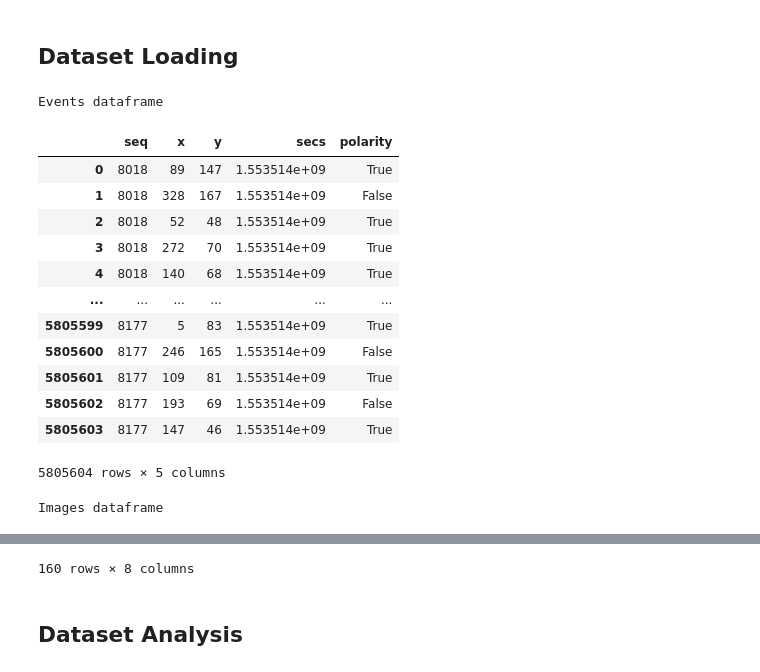
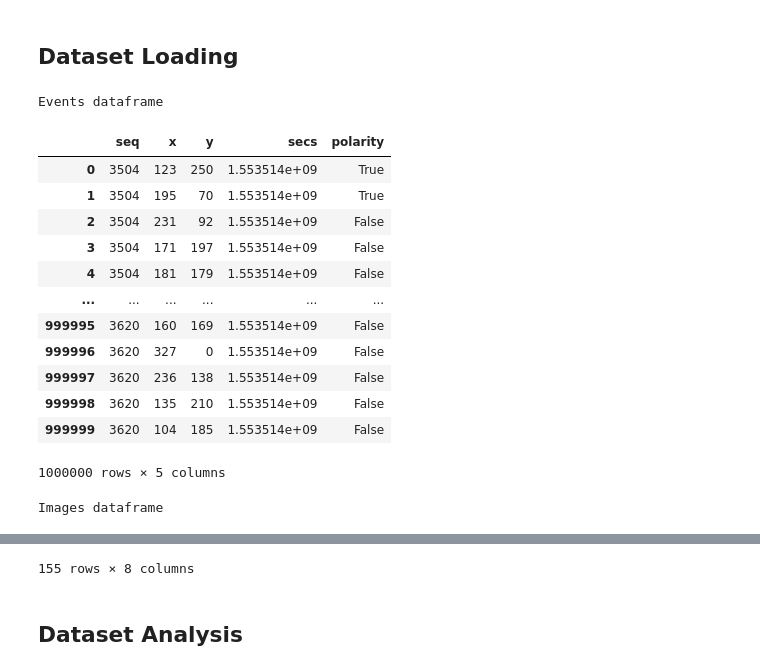
Before and after one commit to SkyLionx/evit, a Jupyter notebook: dataset.ipynb, the cells around one changed output, grey strips where cells are left out. Saved outputs shown, nothing was run; the diff lists cells and outputs as text; code cells hidden in the pictures.

```diff
--- a/dataset.ipynb
+++ b/dataset.ipynb
@@ -51,9 +51,16 @@ if is_using_colab():
   datasets_path = r"Datasets"
 else:
   # datasets_path = r"E:\Cartelle Personali\Fabrizio\Universita\Magistrale\Tesi\03 - Dataset\CED_simple"
-  datasets_path = r"C:\datasets"
+  # datasets_path = r"C:\datasets"
+  datasets_path = r"G:\VM\Shared Folder\preprocess"
 
-dataset_path = os.path.join(datasets_path, "simple_color_keyboard_2.bag")
+# dataset_path = r"G:\VM\Shared Folder\bags\0001.bag"
+# EVENTS_TOPIC = "/cam0/events"
+# IMAGES_TOPIC = "/cam0/image_raw"
+
+# dataset_path = r"E:\Cartelle Personali\Fabrizio\Universita\Magistrale\Tesi\03 - Dataset\CED_simple\simple_jenga_destroy.bag"
+# EVENTS_TOPIC = "/dvs/events"
+# IMAGES_TOPIC = "/dvs/image_color"
 # %% [markdown]
 ## Dataset Inspection
 # %% [markdown]
@@ -169,24 +163,24 @@ if is_using_colab():
 # %%
 from dataset_utils import load_bag_as_dataframes
-events_df, images_df = load_bag_as_dataframes(dataset_path, image_type="color")
+events_df, images_df = load_bag_as_dataframes(dataset_path, events_topic=EVENTS_TOPIC, images_topic=IMAGES_TOPIC, max_events=1e6)
 print("Events dataframe")
 display(events_df)
 print("Images dataframe")
 display(images_df)
 # %% [output]
 Events dataframe
 |  | seq | x | y | secs | polarity |
-| 0 | 8018 | 89 | 147 | 1.553514e+09 | True |
-| 1 | 8018 | 328 | 167 | 1.553514e+09 | False |
-| 2 | 8018 | 52 | 48 | 1.553514e+09 | True |
-| 3 | 8018 | 272 | 70 | 1.553514e+09 | True |
-| 4 | 8018 | 140 | 68 | 1.553514e+09 | True |
+| 0 | 3504 | 123 | 250 | 1.553514e+09 | True |
+| 1 | 3504 | 195 | 70 | 1.553514e+09 | True |
+| 2 | 3504 | 231 | 92 | 1.553514e+09 | False |
+| 3 | 3504 | 171 | 197 | 1.553514e+09 | False |
+| 4 | 3504 | 181 | 179 | 1.553514e+09 | False |
 | ... | ... | ... | ... | ... | ... |
-| 5805599 | 8177 | 5 | 83 | 1.553514e+09 | True |
-| 5805600 | 8177 | 246 | 165 | 1.553514e+09 | False |
-| 5805601 | 8177 | 109 | 81 | 1.553514e+09 | True |
-| 5805602 | 8177 | 193 | 69 | 1.553514e+09 | False |
-| 5805603 | 8177 | 147 | 46 | 1.553514e+09 | True |
+| 999995 | 3620 | 160 | 169 | 1.553514e+09 | False |
+| 999996 | 3620 | 327 | 0 | 1.553514e+09 | False |
+| 999997 | 3620 | 236 | 138 | 1.553514e+09 | False |
+| 999998 | 3620 | 135 | 210 | 1.553514e+09 | False |
+| 999999 | 3620 | 104 | 185 | 1.553514e+09 | False |
-5805604 rows × 5 columns
+1000000 rows × 5 columns
 Images dataframe
 |  | seq | secs | width | height | is_bigendian | encoding | step | data |
@@ -204,4 +198,4 @@ Images dataframe
-160 rows × 8 columns
+155 rows × 8 columns
 # %% [markdown]
 ## Dataset Analysis
 # %% [markdown]
```
Also changed, not shown: parts of 30 cells of this notebook, 3 other files.
